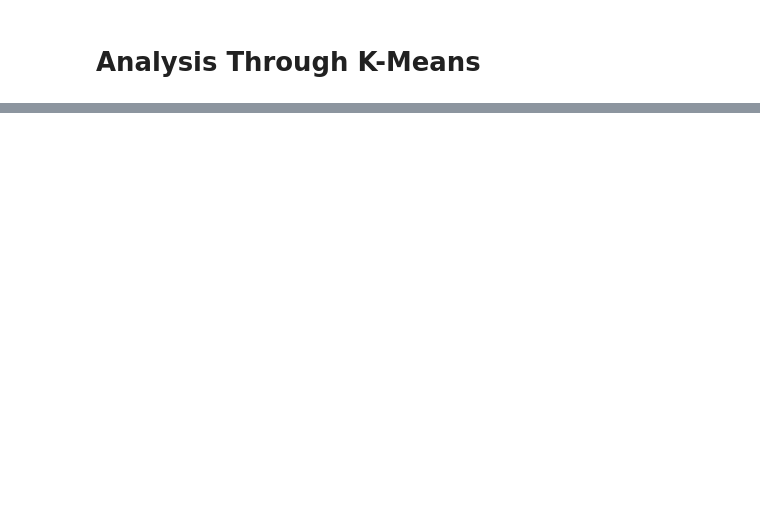
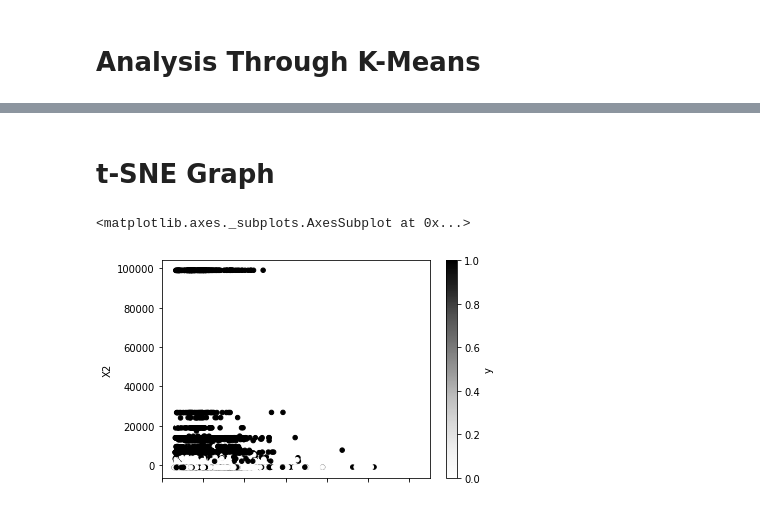
Before and after one commit to JonMcEntee/gatech, a Jupyter notebook: assignment_3/unsupervised_learning.ipynb, the cells around one changed output, grey strips where cells are left out. Drawn from its saved outputs; the diff is of its cells as text; code cells hidden in the pictures; blank space fills up the shorter version.

Commit message:
moved forward on assignment 3

```diff
--- a/assignment_3/unsupervised_learning.ipynb
+++ b/assignment_3/unsupervised_learning.ipynb
@@ -128,0 +213,14 @@ cluster_error.to_csv('bncluster')
+# %% [markdown]
+# t-SNE Graph
+# %%
+tsne = TSNE(n_components=2, init='pca', random_state=0, n_iter=1000)
+t0 = timeit.default_timer()
+X_tsne = tsne.fit_transform(X_train)
+tsne_time = timeit.default_timer() - t0
+# %%
+# X_tsne = pd.DataFrame(X_tsne, columns=["X1", "X2"])
+X_tsne = X_tsne.assign(y = np.array(y_train))
+X_tsne.plot.scatter(x='X1', y='X2', c="y")
+# %% [output]
+<matplotlib.axes._subplots.AxesSubplot at 0x...>
+[figure, added]
```
Also changed, not shown: parts of 11 cells of this notebook, 2 other files.
